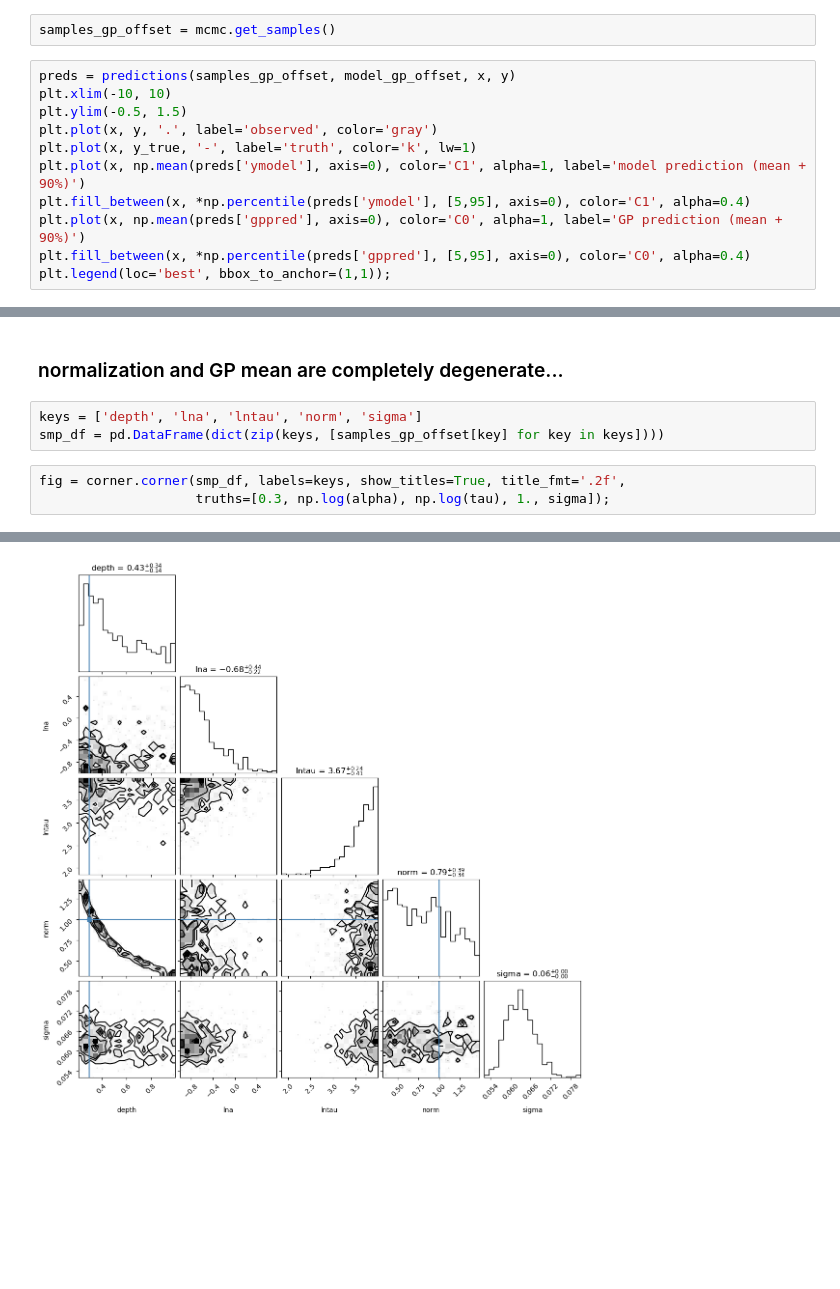
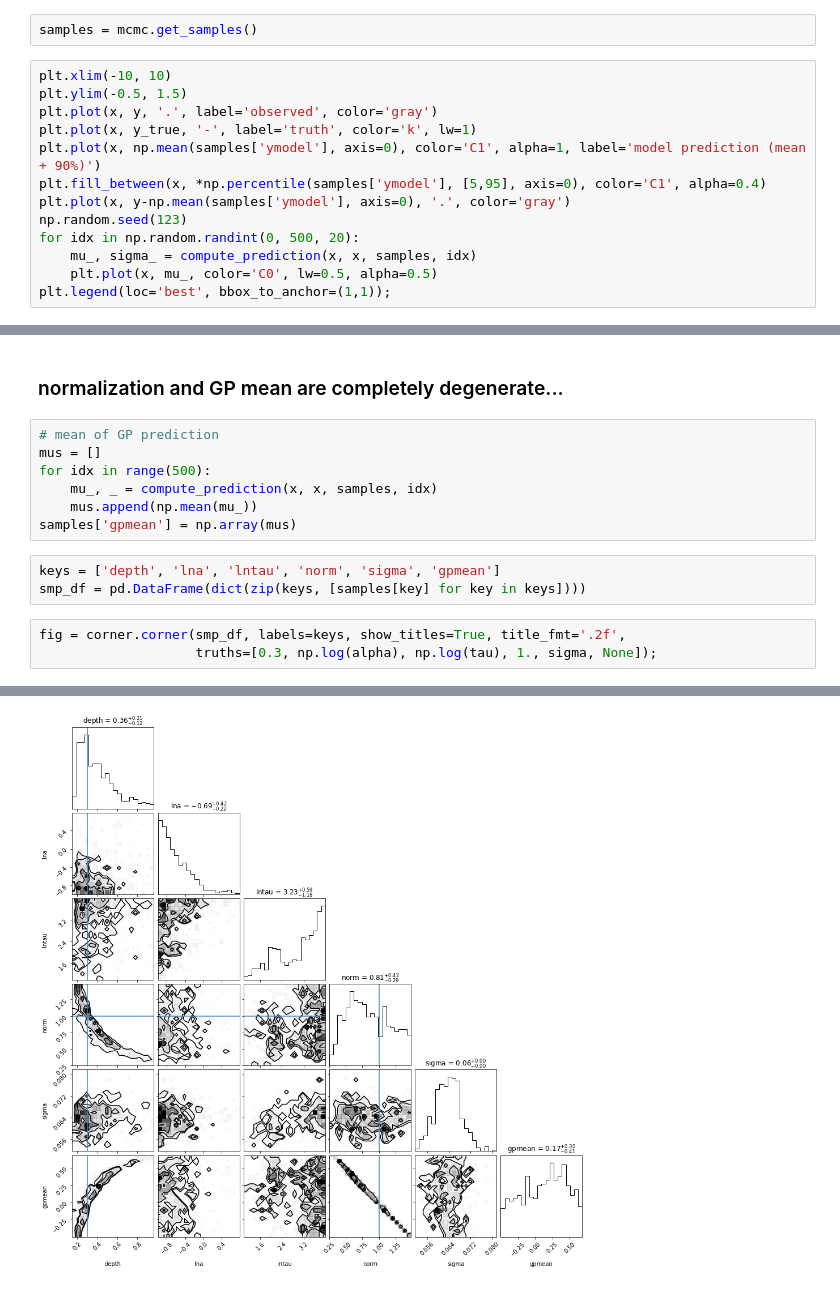
Before and after one commit to kemasuda/tutorial, a Jupyter notebook: multivariate_normal/degeneracy between GP mean and model normalization.ipynb, the cells around one changed output, grey strips where cells are left out. Cells and saved outputs as stored; diff of their text form; blank space fills up the shorter version.

```diff
--- a/multivariate_normal/degeneracy between GP mean and model normalization.ipynb
+++ b/multivariate_normal/degeneracy between GP mean and model normalization.ipynb
@@ -132,16 +154,18 @@ mcmc.print_summary()
 
 Number of divergences: 0
 # %%
-samples_gp_offset = mcmc.get_samples()
+samples = mcmc.get_samples()
 # %%
-preds = predictions(samples_gp_offset, model_gp_offset, x, y)
 plt.xlim(-10, 10)
 plt.ylim(-0.5, 1.5)
 plt.plot(x, y, '.', label='observed', color='gray')
 plt.plot(x, y_true, '-', label='truth', color='k', lw=1)
-plt.plot(x, np.mean(preds['ymodel'], axis=0), color='C1', alpha=1, label='model prediction (mean + 90%)')
-plt.fill_between(x, *np.percentile(preds['ymodel'], [5,95], axis=0), color='C1', alpha=0.4)
-plt.plot(x, np.mean(preds['gppred'], axis=0), color='C0', alpha=1, label='GP prediction (mean + 90%)')
-plt.fill_between(x, *np.percentile(preds['gppred'], [5,95], axis=0), color='C0', alpha=0.4)
+plt.plot(x, np.mean(samples['ymodel'], axis=0), color='C1', alpha=1, label='model prediction (mean + 90%)')
+plt.fill_between(x, *np.percentile(samples['ymodel'], [5,95], axis=0), color='C1', alpha=0.4)
+plt.plot(x, y-np.mean(samples['ymodel'], axis=0), '.', color='gray')
+np.random.seed(123)
+for idx in np.random.randint(0, 500, 20):
+    mu_, sigma_ = compute_prediction(x, x, samples, idx)
+    plt.plot(x, mu_, color='C0', lw=0.5, alpha=0.5)
 plt.legend(loc='best', bbox_to_anchor=(1,1));
 # %% [output]
@@ -149,10 +184,17 @@ plt.legend(loc='best', bbox_to_anchor=(1,1));
 # %% [markdown]
 ###  normalization and GP mean are completely degenerate...
+# %%
+# mean of GP prediction
+mus = []
+for idx in range(500):
+    mu_, _ = compute_prediction(x, x, samples, idx)
+    mus.append(np.mean(mu_))
+samples['gpmean'] = np.array(mus)
 # %%
-keys = ['depth', 'lna', 'lntau', 'norm', 'sigma']
-smp_df = pd.DataFrame(dict(zip(keys, [samples_gp_offset[key] for key in keys])))
+keys = ['depth', 'lna', 'lntau', 'norm', 'sigma', 'gpmean']
+smp_df = pd.DataFrame(dict(zip(keys, [samples[key] for key in keys])))
 # %%
 fig = corner.corner(smp_df, labels=keys, show_titles=True, title_fmt='.2f',
-                    truths=[0.3, np.log(alpha), np.log(tau), 1., sigma]);
+                    truths=[0.3, np.log(alpha), np.log(tau), 1., sigma, None]);
 # %% [output]
 WARNING:root:Pandas support in corner is deprecated; use ArviZ directly
@@ -160 +201 @@ WARNING:root:Too few points to create valid contours
-[figure, old version]
+[figure, new version]
```
Also changed, not shown: parts of 23 cells of this notebook.
